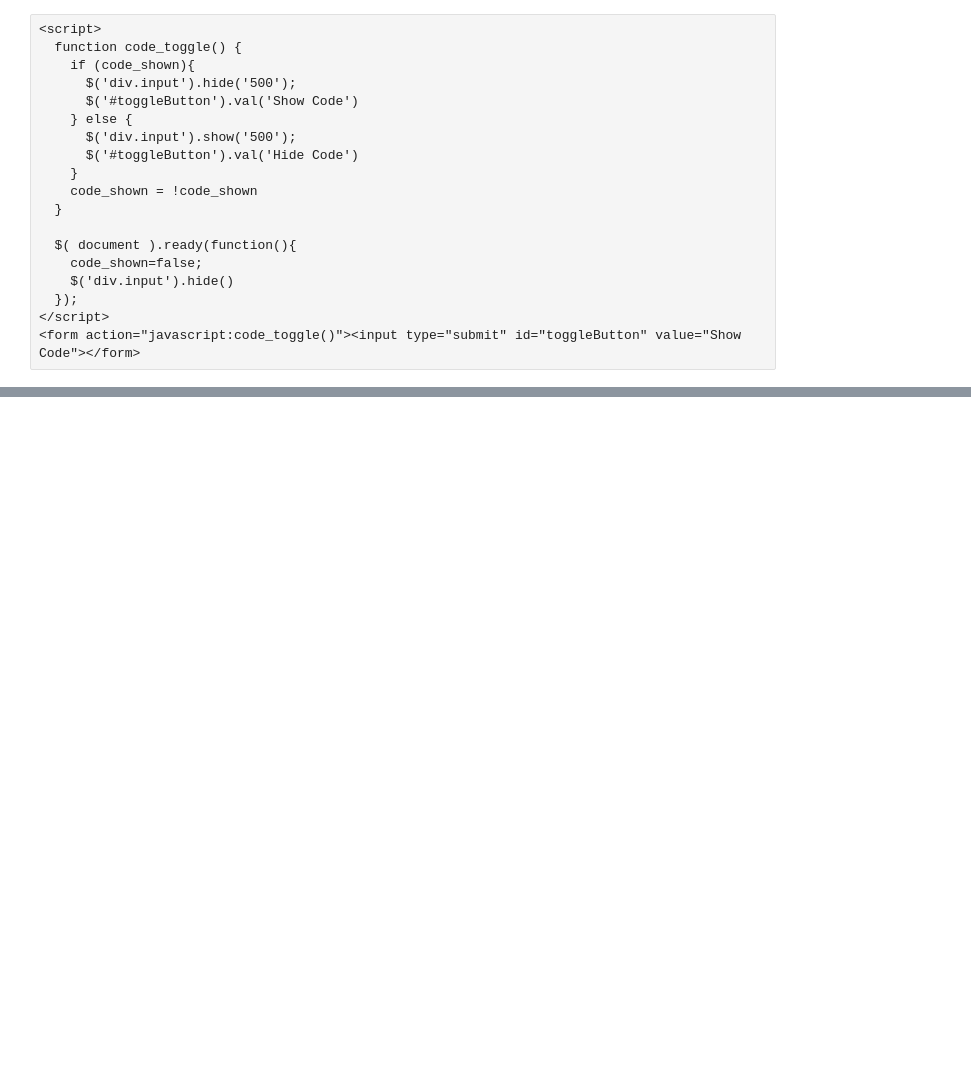
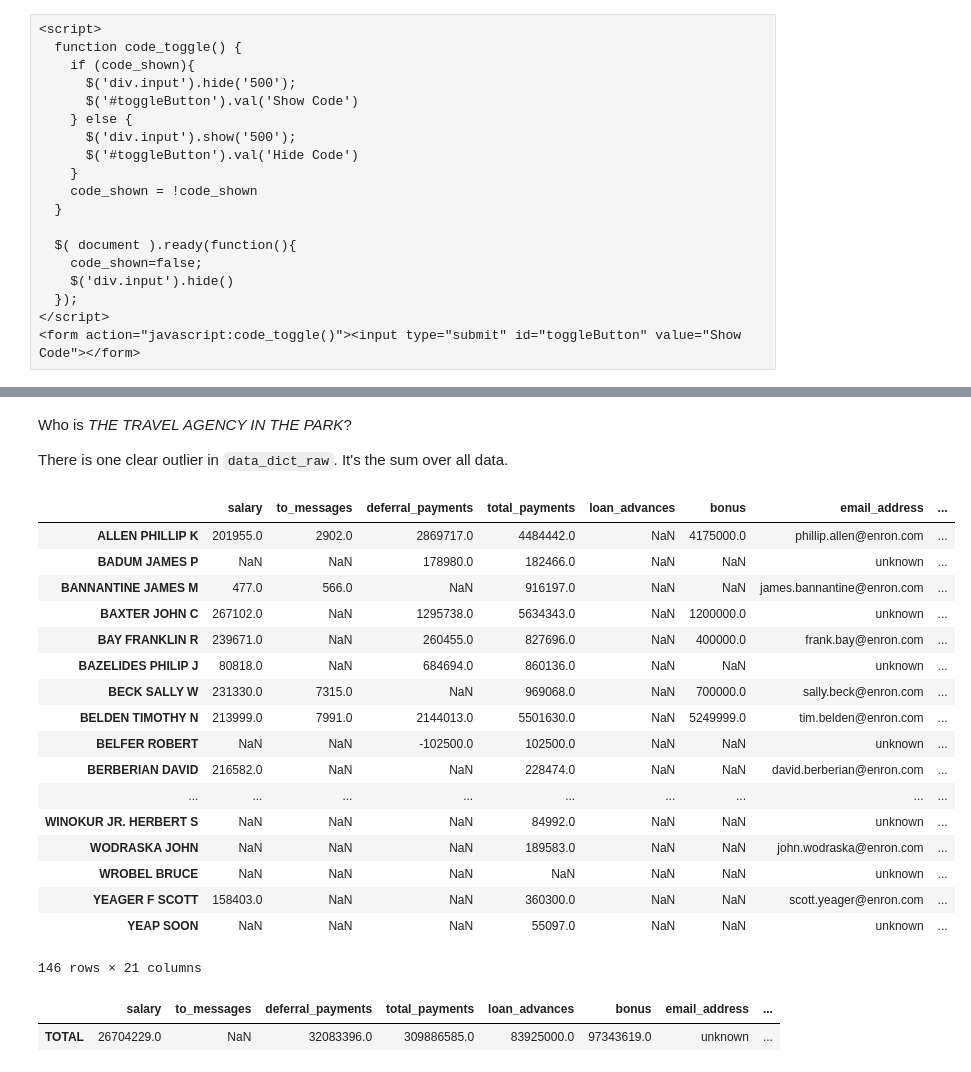
Before and after one commit to joewa/ud120-projects, a Jupyter notebook: final_project/final_project.ipynb, the cells around one changed output, grey strips where cells are left out. Saved outputs shown, nothing was run; the diff lists cells and outputs as text; code cells hidden in the pictures; blank space fills up the shorter version.

```diff
--- a/final_project/final_project.ipynb
+++ b/final_project/final_project.ipynb
@@ -19,0 +39,3 @@
+# %%
+df = pd.DataFrame.from_dict(data_dict_raw, orient='index')
+HTML(df.head(3).to_html())
@@ -19,0 +370,32 @@
+# %% [markdown]
+Who is *THE TRAVEL AGENCY IN THE PARK*?
+
+There is one clear outlier in `data_dict_raw`. It's the sum over all data.
+# %%
+df
+# %% [output]
+|  | salary | to_messages | deferral_payments | total_payments | loan_advances | bonus | email_address | ... |
+| ALLEN PHILLIP K | 201955.0 | 2902.0 | 2869717.0 | 4484442.0 | NaN | 4175000.0 | phillip.allen@enron.com | ... |
+| BADUM JAMES P | NaN | NaN | 178980.0 | 182466.0 | NaN | NaN | unknown | ... |
+| BANNANTINE JAMES M | 477.0 | 566.0 | NaN | 916197.0 | NaN | NaN | james.bannantine@enron.com | ... |
+| BAXTER JOHN C | 267102.0 | NaN | 1295738.0 | 5634343.0 | NaN | 1200000.0 | unknown | ... |
+| BAY FRANKLIN R | 239671.0 | NaN | 260455.0 | 827696.0 | NaN | 400000.0 | frank.bay@enron.com | ... |
+| BAZELIDES PHILIP J | 80818.0 | NaN | 684694.0 | 860136.0 | NaN | NaN | unknown | ... |
+| BECK SALLY W | 231330.0 | 7315.0 | NaN | 969068.0 | NaN | 700000.0 | sally.beck@enron.com | ... |
+| BELDEN TIMOTHY N | 213999.0 | 7991.0 | 2144013.0 | 5501630.0 | NaN | 5249999.0 | tim.belden@enron.com | ... |
+| BELFER ROBERT | NaN | NaN | -102500.0 | 102500.0 | NaN | NaN | unknown | ... |
+| BERBERIAN DAVID | 216582.0 | NaN | NaN | 228474.0 | NaN | NaN | david.berberian@enron.com | ... |
+| ... | ... | ... | ... | ... | ... | ... | ... | ... |
+| WINOKUR JR. HERBERT S | NaN | NaN | NaN | 84992.0 | NaN | NaN | unknown | ... |
+| WODRASKA JOHN | NaN | NaN | NaN | 189583.0 | NaN | NaN | john.wodraska@enron.com | ... |
+| WROBEL BRUCE | NaN | NaN | NaN | NaN | NaN | NaN | unknown | ... |
+| YEAGER F SCOTT | 158403.0 | NaN | NaN | 360300.0 | NaN | NaN | scott.yeager@enron.com | ... |
+| YEAP SOON | NaN | NaN | NaN | 55097.0 | NaN | NaN | unknown | ... |
+146 rows × 21 columns
+# %%
+outliers = df['salary'] == df['salary'].max()
+df_outliers = df[outliers]
+HTML(df_outliers.to_html())
+# %% [output]
+|  | salary | to_messages | deferral_payments | total_payments | loan_advances | bonus | email_address | ... |
+| TOTAL | 26704229.0 | NaN | 32083396.0 | 309886585.0 | 83925000.0 | 97343619.0 | unknown | ... |
```
Also changed, not shown: parts of 50 cells of this notebook, 5 other files.
